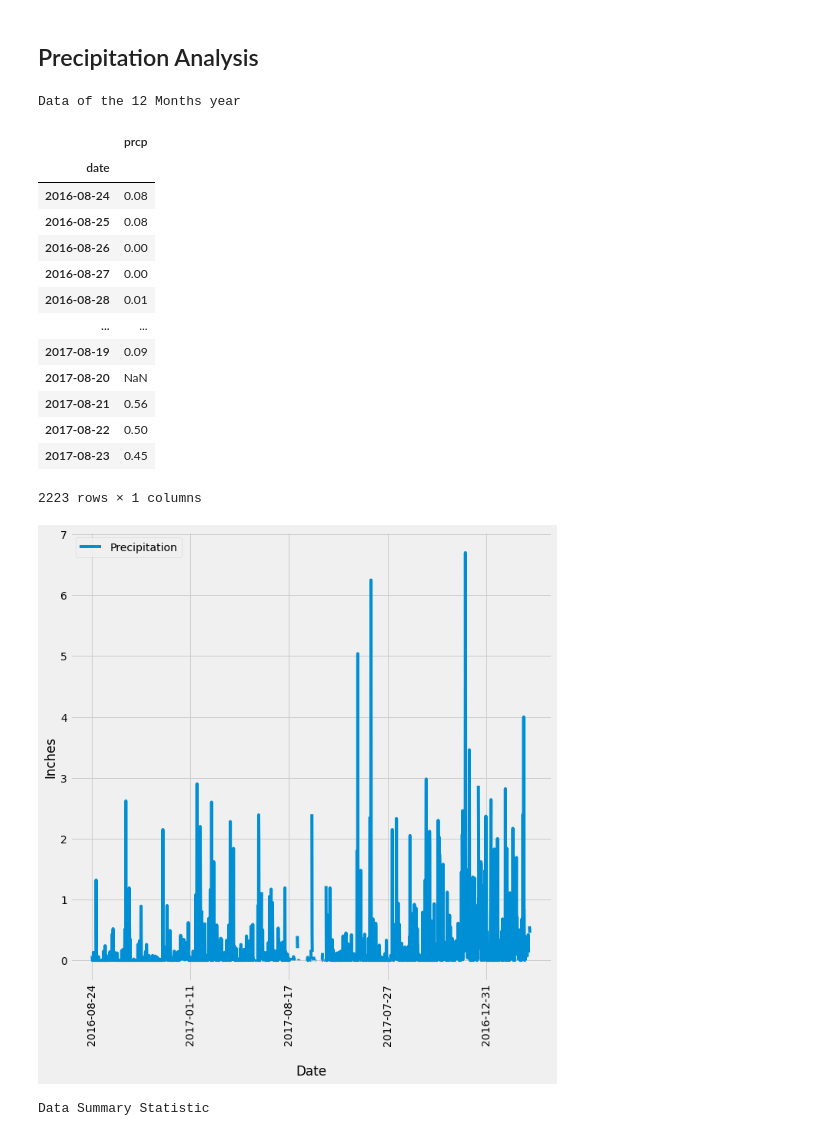
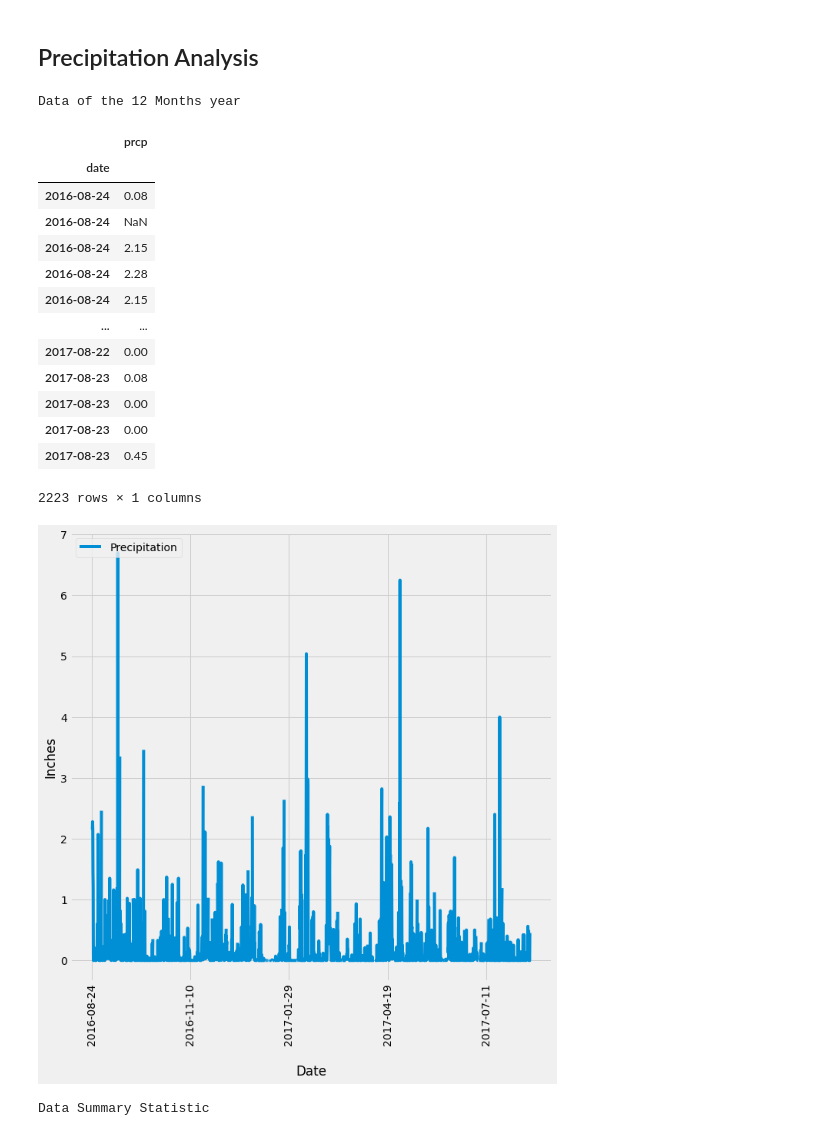
Before and after one commit to waqaszahick/SQL-Alchemy-challenge, a Jupyter notebook: climate_starter.ipynb, the cells around one changed output. Saved outputs shown, nothing was run; the diff lists cells and outputs as text; code cells hidden in the pictures.

```diff
--- a/climate_starter.ipynb
+++ b/climate_starter.ipynb
@@ -33,32 +33,33 @@ Measurement Reference: <class 'sqlalchemy.ext.automap.measurement'>
 # %%
 # Design a query to retrieve the last 12 months of precipitation data and plot the results
 
 prec_data_last_12m = engine.execute('SELECT measurement.date, measurement.prcp FROM measurement WHERE measurement.date > "2016-08-23"')
 prec_data_last_12m_df = pd.DataFrame(prec_data_last_12m)
 prec_data_last_12m_df.columns = ['date', 'prcp']
-prec_data_last_12m_df_summed_days = prec_data_last_12m_df.set_index('date')
+prec_data_last_12m_df = prec_data_last_12m_df.sort_values(by='date') #Sorted DataFrame for "precipitation" plot analysis
+prec_data_last_12m_df_summed_days = prec_data_last_12m_df.set_index('date') # Indexed DataFrame by "date"
 print('Data of the 12 Months year')
 display(prec_data_last_12m_df_summed_days)
 fig, ax = plt.subplots()
 prec_data_last_12m_df_summed_days.plot(figsize = (10,10), rot = 90, ylabel = 'Inches', xlabel = "\nDate", ax = ax)
 ax.legend(["Precipitation"], loc = 'upper left');
 # %% [output]
 Data of the 12 Months year
 |  | prcp |
 | date |  |
 | 2016-08-24 | 0.08 |
-| 2016-08-25 | 0.08 |
-| 2016-08-26 | 0.00 |
-| 2016-08-27 | 0.00 |
-| 2016-08-28 | 0.01 |
+| 2016-08-24 | NaN |
+| 2016-08-24 | 2.15 |
+| 2016-08-24 | 2.28 |
+| 2016-08-24 | 2.15 |
 | ... | ... |
-| 2017-08-19 | 0.09 |
-| 2017-08-20 | NaN |
-| 2017-08-21 | 0.56 |
-| 2017-08-22 | 0.50 |
+| 2017-08-22 | 0.00 |
+| 2017-08-23 | 0.08 |
+| 2017-08-23 | 0.00 |
+| 2017-08-23 | 0.00 |
 | 2017-08-23 | 0.45 |
 2223 rows × 1 columns
-[figure, old version]
+[figure, new version]
 # %%
 # Use Pandas to calcualte the summary statistics for the precipitation data
 
```
Also changed, not shown: 10 other files.
